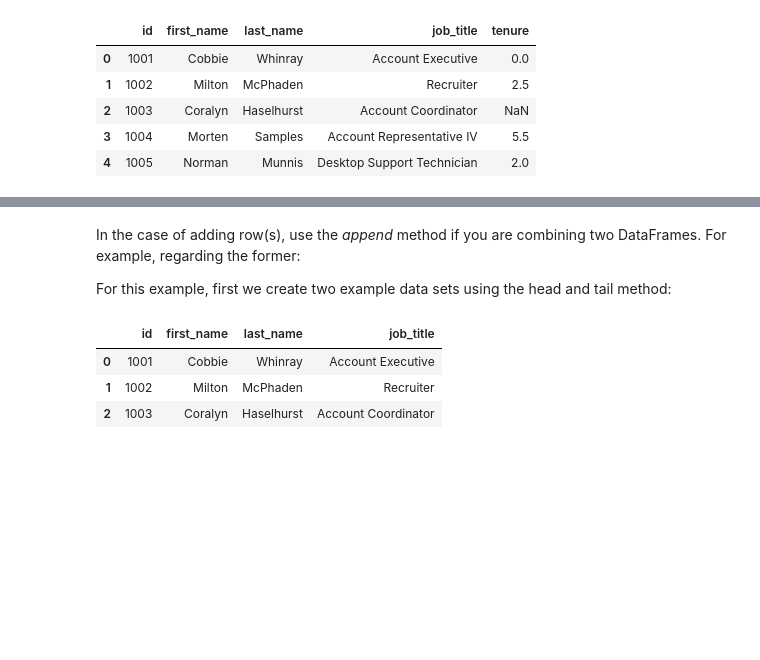
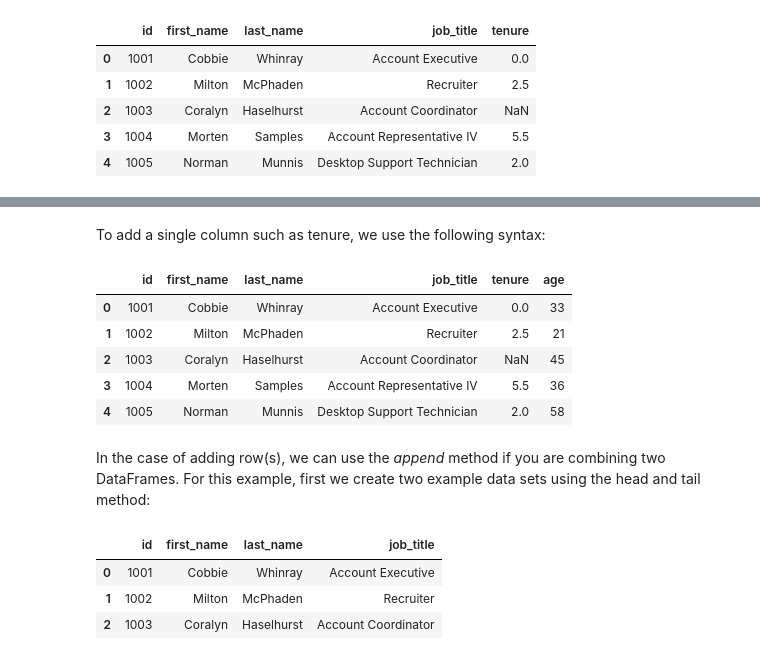
Before and after one commit to davedgd/python-bootcamp, a Jupyter notebook: Unit 5/Python-Bootcamp-Unit5.ipynb, the cells around one changed output, grey strips where cells are left out. Saved outputs shown, nothing was run; the diff lists cells and outputs as text; code cells hidden in the pictures; blank space fills up the shorter version.

Commit message:
add pandas assign to Unit 5

```diff
--- a/Unit 5/Python-Bootcamp-Unit5.ipynb
+++ b/Unit 5/Python-Bootcamp-Unit5.ipynb
@@ -776,0 +779,4 @@ myDFSmaller # see the result
+# %%
+myDFSmaller = myDF.iloc[:5, :4].copy()
+
+myDFSmaller # see the data
@@ -777,7 +790,19 @@ myDFSmaller # see the result
+# %% [markdown]
+To add a single column such as tenure, we use the following syntax:
+# %%
+myDFSmaller = myDFSmaller.assign(tenure = [0, 2.5, np.NaN, 5.5, 2],
+                                 age = [33, 21, 45, 36, 58])
+
+myDFSmaller # see the result
+# %% [output]
+|  | id | first_name | last_name | job_title | tenure | age |
+| 0 | 1001 | Cobbie | Whinray | Account Executive | 0.0 | 33 |
+| 1 | 1002 | Milton | McPhaden | Recruiter | 2.5 | 21 |
+| 2 | 1003 | Coralyn | Haselhurst | Account Coordinator | NaN | 45 |
+| 3 | 1004 | Morten | Samples | Account Representative IV | 5.5 | 36 |
+| 4 | 1005 | Norman | Munnis | Desktop Support Technician | 2.0 | 58 |
 # %% [markdown]
-In the case of adding row(s), use the *append* method if you are combining two DataFrames. For example, regarding the former:
-
-For this example, first we create two example data sets using the head and tail method:
+In the case of adding row(s), we can use the *append* method if you are combining two DataFrames. For this example, first we create two example data sets using the head and tail method:
 # %%
 myDFSmallerA = myDF.head(3).iloc[:, :4].copy()
 myDFSmallerB = myDF.tail(3).iloc[:, :4].copy()
```
Also changed, not shown: parts of 7 cells of this notebook, 2 other files.
